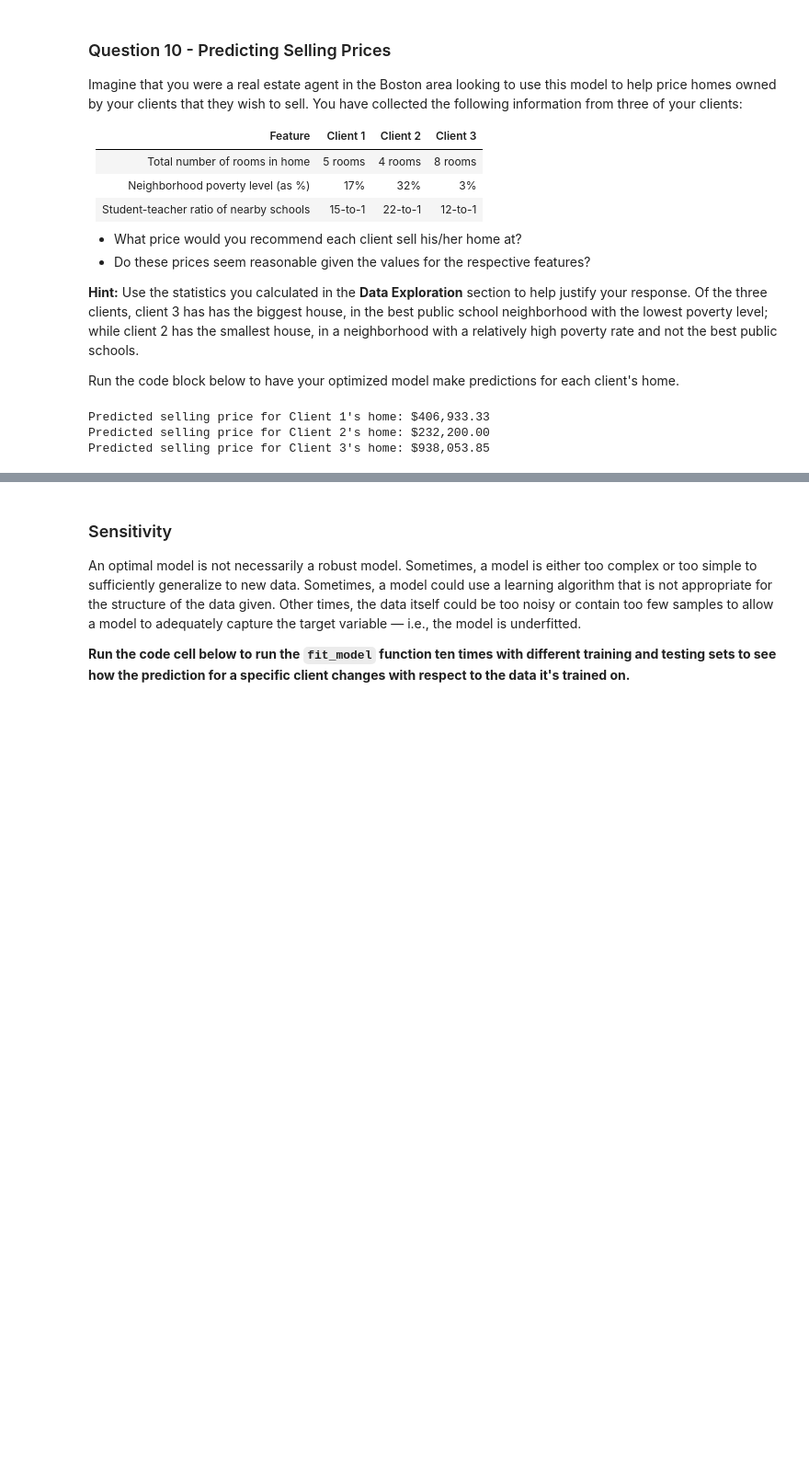
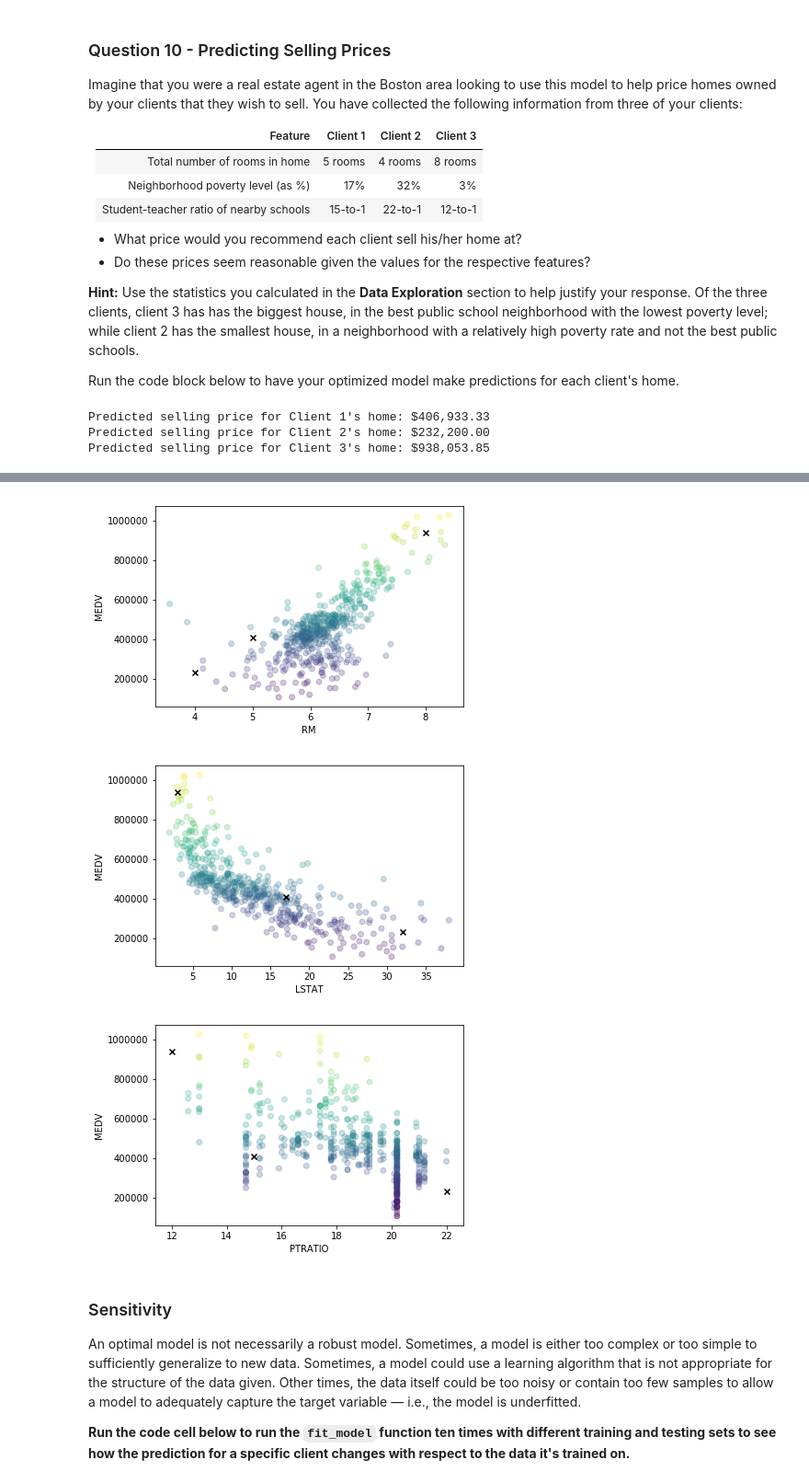
Before and after one commit to consideRatio/machine-learning, a Jupyter notebook: projects/boston_housing/boston_housing.ipynb, the cells around one changed output, grey strips where cells are left out. Shown: that part at 92% size. Drawn from its saved outputs; the diff is of its cells as text; code cells hidden in the pictures; blank space fills up the shorter version.

```diff
--- a/projects/boston_housing/boston_housing.ipynb
+++ b/projects/boston_housing/boston_housing.ipynb
@@ -400,3 +501,17 @@ So, why not recommend the clients to sell his/her home for the following prices?
+# %%
+# Code attribution: Paul aka @viadanna at MLND Slack
+clients = np.transpose(client_data)
+pred = reg.predict(client_data)
+for i, feat in enumerate(['RM', 'LSTAT', 'PTRATIO']):
+    plt.scatter(features[feat], prices, alpha=0.25, c=prices)
+    plt.scatter(clients[i], pred, color='black', marker='x', linewidths=2)
+    plt.xlabel(feat)
+    plt.ylabel('MEDV')
+    plt.show()
+# %% [output]
+[figure, added]
+[figure, added]
+[figure, added]
 # %% [markdown]
 ### Sensitivity
 An optimal model is not necessarily a robust model. Sometimes, a model is either too complex or too simple to sufficiently generalize to new data. Sometimes, a model could use a learning algorithm that is not appropriate for the structure of the data given. Other times, the data itself could be too noisy or contain too few samples to allow a model to adequately capture the target variable — i.e., the model is underfitted.
```
Also changed, not shown: parts of 10 cells of this notebook, 2 other files.
